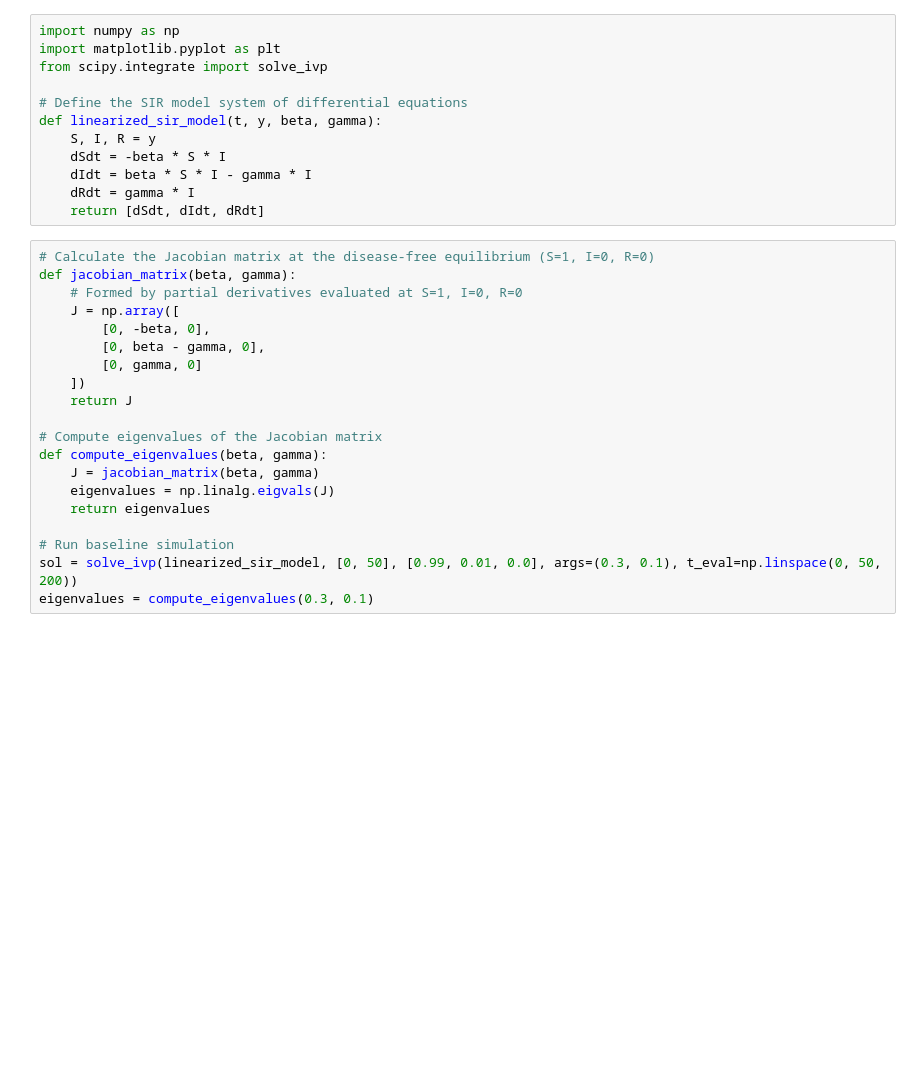
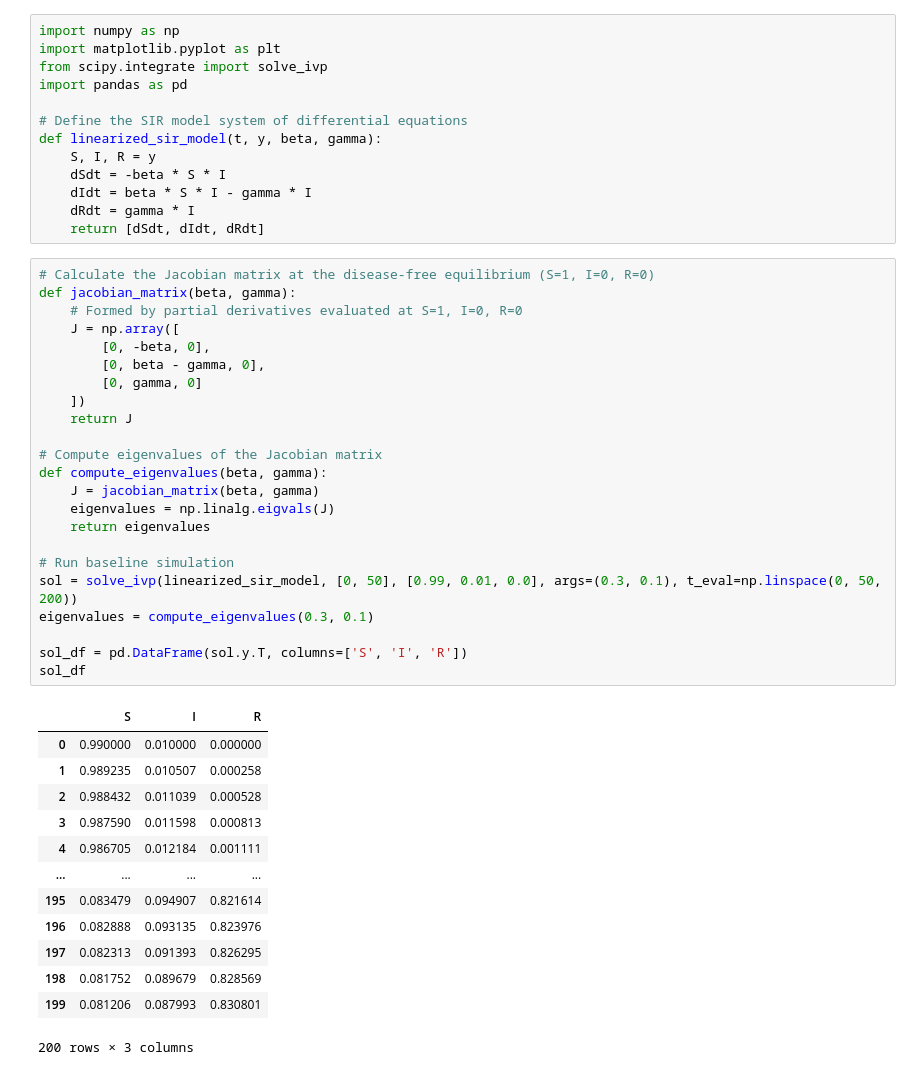
Before and after one commit to troyc03/tchin-covid-sir-model, a Jupyter notebook: notebooks/linearized_sir_model.ipynb, the cells around one changed output. Drawn from its saved outputs; the diff is of its cells as text; blank space fills up the shorter version.

```diff
--- a/notebooks/linearized_sir_model.ipynb
+++ b/notebooks/linearized_sir_model.ipynb
@@ -2,6 +2,7 @@
 import numpy as np
 import matplotlib.pyplot as plt
 from scipy.integrate import solve_ivp
+import pandas as pd
 
 # Define the SIR model system of differential equations
 def linearized_sir_model(t, y, beta, gamma):
@@ -13,23 +14,40 @@ def linearized_sir_model(t, y, beta, gamma):
 # %%
 # Calculate the Jacobian matrix at the disease-free equilibrium (S=1, I=0, R=0)
 def jacobian_matrix(beta, gamma):
     # Formed by partial derivatives evaluated at S=1, I=0, R=0
     J = np.array([
         [0, -beta, 0],
         [0, beta - gamma, 0],
         [0, gamma, 0]
     ])
     return J
 
 # Compute eigenvalues of the Jacobian matrix
 def compute_eigenvalues(beta, gamma):
     J = jacobian_matrix(beta, gamma)
     eigenvalues = np.linalg.eigvals(J)
     return eigenvalues
 
 # Run baseline simulation
 sol = solve_ivp(linearized_sir_model, [0, 50], [0.99, 0.01, 0.0], args=(0.3, 0.1), t_eval=np.linspace(0, 50, 200))
 eigenvalues = compute_eigenvalues(0.3, 0.1)
+
+sol_df = pd.DataFrame(sol.y.T, columns=['S', 'I', 'R'])
+sol_df
+# %% [output]
+|  | S | I | R |
+| 0 | 0.990000 | 0.010000 | 0.000000 |
+| 1 | 0.989235 | 0.010507 | 0.000258 |
+| 2 | 0.988432 | 0.011039 | 0.000528 |
+| 3 | 0.987590 | 0.011598 | 0.000813 |
+| 4 | 0.986705 | 0.012184 | 0.001111 |
+| ... | ... | ... | ... |
+| 195 | 0.083479 | 0.094907 | 0.821614 |
+| 196 | 0.082888 | 0.093135 | 0.823976 |
+| 197 | 0.082313 | 0.091393 | 0.826295 |
+| 198 | 0.081752 | 0.089679 | 0.828569 |
+| 199 | 0.081206 | 0.087993 | 0.830801 |
+200 rows × 3 columns
 # %%
 # Plot dynamics over time
 plt.figure(figsize=(12, 6))
```
Also changed, not shown: parts of 1 cell of this notebook.
